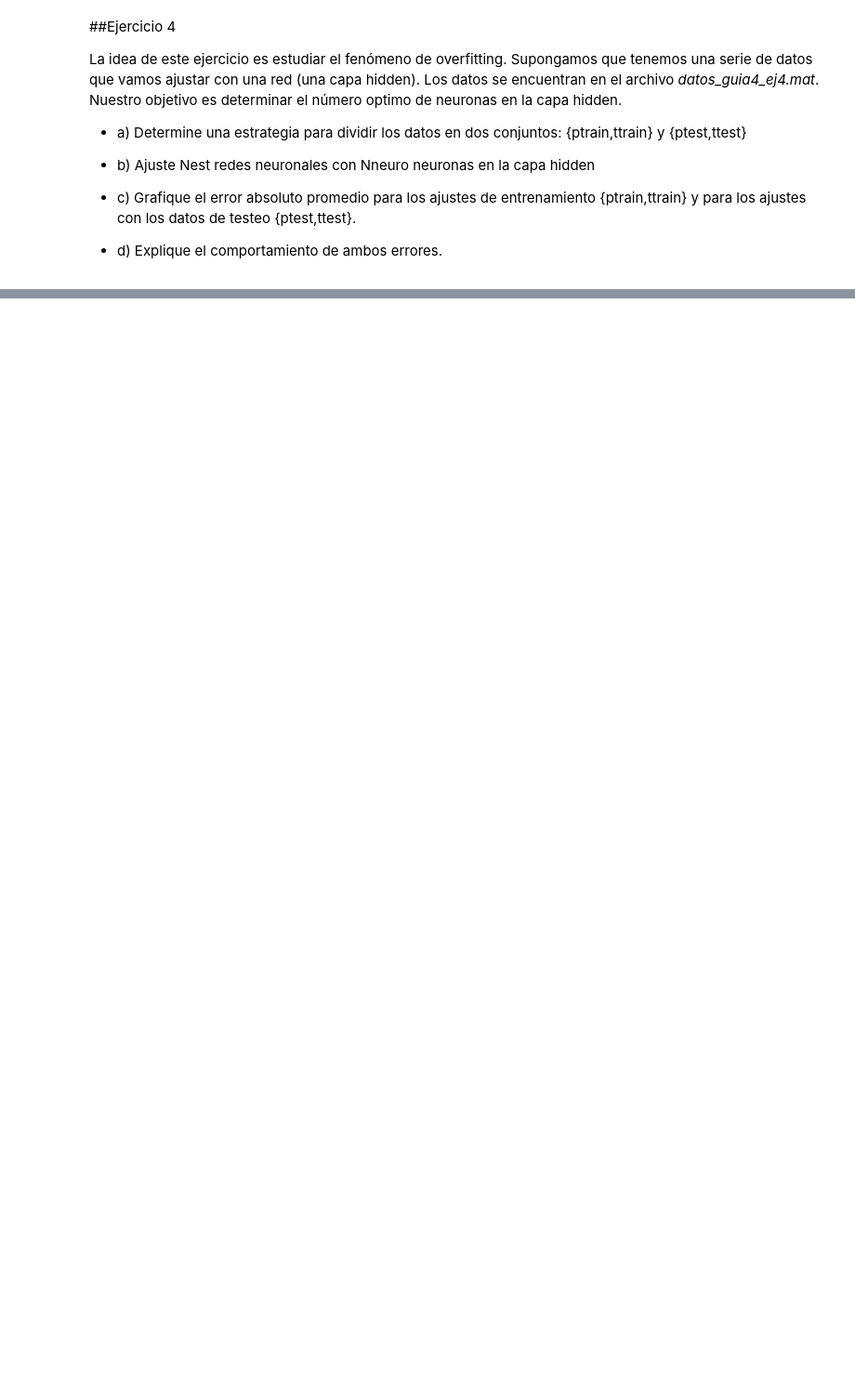
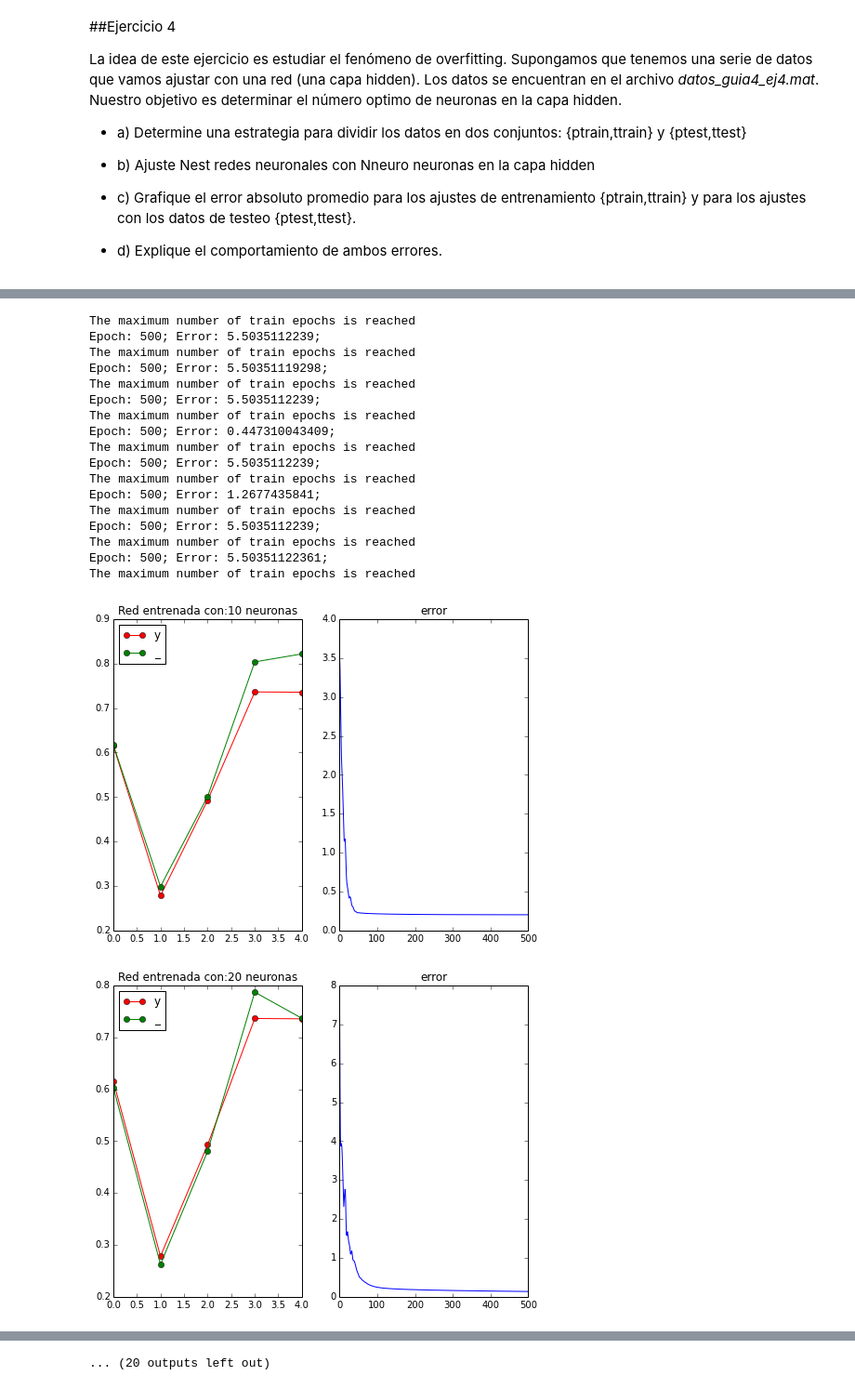
Before and after one commit to elsuizo/Redes_fuzzy, a Jupyter notebook: Guia4/tp3_guia4_eje4.ipynb, the cells around one changed output, grey strips where cells are left out. Shown: that part at 93% size. Drawn from its saved outputs; the diff is of its cells as text; code cells hidden in the pictures; blank space fills up the shorter version.

```diff
--- a/Guia4/tp3_guia4_eje4.ipynb
+++ b/Guia4/tp3_guia4_eje4.ipynb
@@ -33,0 +83,30 @@ plt.rcParams['figure.figsize'] = 8,6 #parámetros de tamaño
+# %%
+# Simulo para varios numeros de neuronas
+#plt.subplots_adjust(hspace=0.000)
+neuronas = np.arange(10, 300, 10)
+e = np.zeros((500, len(neuronas)))
+
+X_train, X_test, y_train, y_test = cross_validation.train_test_split(p, t, test_size=0.10, random_state=0)
+
+for i,n in enumerate(neuronas):
+    # Simulamos para varios numeros de neuronas
+
+
+
+    net = nl.net.newff([[0, 1]], [1, n, 1])
+    net.trainf = nl.train.train_gdm
+    net.out_minmax = np.array([[0,1]])
+    e[:,i] = np.asarray(net.train(X_train, y_train, show=500, epochs=500, goal=0.001))
+    #e = net.train(X_train, y_train, show=500, epochs=500, goal=0.01)
+    out = net.sim(X_test)
+
+
+    # Plots
+    fig,ax1 = plt.subplots(1,2)
+    ax1[0].plot(y_test, 'ro-')
+    ax1[0].plot(out, 'go-')
+    ax1[0].set_title('Red entrenada con:%s neuronas'% n)
+    ax1[0].legend('y_test','salida de la red')
+    ax1[1].plot(e[:,i])
+    ax1[1].set_title('error')
+# %% [output]
@@ -33,0 +142,19 @@ plt.rcParams['figure.figsize'] = 8,6 #parámetros de tamaño
+The maximum number of train epochs is reached
+Epoch: 500; Error: 5.5035112239;
+The maximum number of train epochs is reached
+Epoch: 500; Error: 5.50351119298;
+The maximum number of train epochs is reached
+Epoch: 500; Error: 5.5035112239;
+The maximum number of train epochs is reached
+Epoch: 500; Error: 0.447310043409;
+The maximum number of train epochs is reached
+Epoch: 500; Error: 5.5035112239;
+The maximum number of train epochs is reached
+Epoch: 500; Error: 1.2677435841;
+The maximum number of train epochs is reached
+Epoch: 500; Error: 5.5035112239;
+The maximum number of train epochs is reached
+Epoch: 500; Error: 5.50351122361;
+The maximum number of train epochs is reached
+[figure, added]
+[figure, added]
@@ -33,0 +168 @@ plt.rcParams['figure.figsize'] = 8,6 #parámetros de tamaño
+... (20 outputs left out)
```
Also changed, not shown: parts of 14 cells of this notebook.
